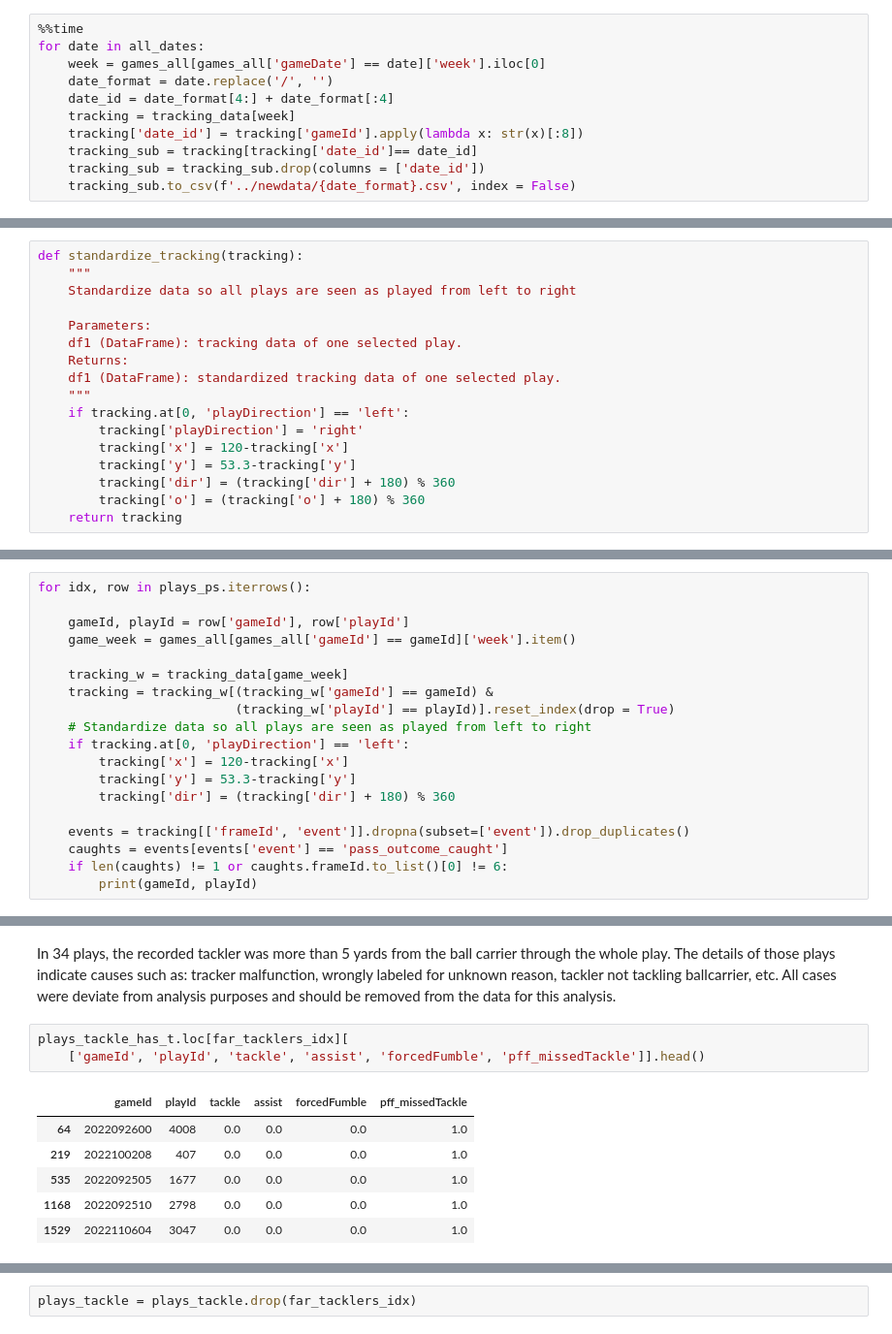
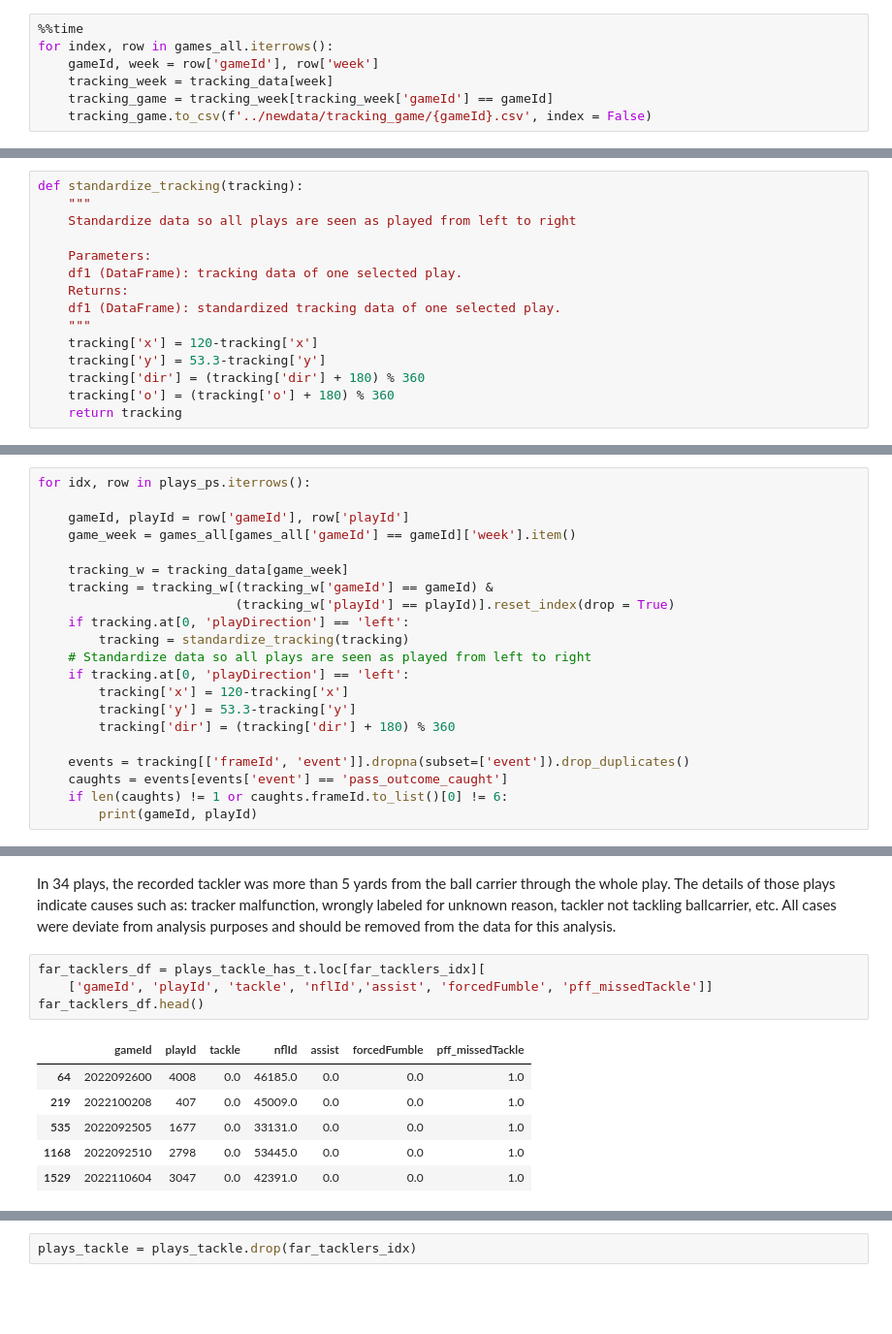
Before and after one commit to lorihe/BigBowl2024, a Jupyter notebook: code/data_overview.ipynb, the cells around one changed output, grey strips where cells are left out. Shown at 97% size. Saved outputs shown, nothing was run; the diff lists cells and outputs as text; blank space fills up the shorter version.

```diff
--- a/code/data_overview.ipynb
+++ b/code/data_overview.ipynb
@@ -48,11 +41,7 @@ array(['09/08/2022', '09/11/2022', '09/12/2022', '09/15/2022',
 # %%
 %%time
-for date in all_dates:
-    week = games_all[games_all['gameDate'] == date]['week'].iloc[0]
-    date_format = date.replace('/', '')
-    date_id = date_format[4:] + date_format[:4]
-    tracking = tracking_data[week]
-    tracking['date_id'] = tracking['gameId'].apply(lambda x: str(x)[:8])
-    tracking_sub = tracking[tracking['date_id']== date_id]
-    tracking_sub = tracking_sub.drop(columns = ['date_id'])
-    tracking_sub.to_csv(f'../newdata/{date_format}.csv', index = False)
+for index, row in games_all.iterrows():
+    gameId, week = row['gameId'], row['week']
+    tracking_week = tracking_data[week]
+    tracking_game = tracking_week[tracking_week['gameId'] == gameId]
+    tracking_game.to_csv(f'../newdata/tracking_game/{gameId}.csv', index = False)
@@ -168,12 +174,10 @@ def standardize_tracking(tracking):
     Returns:
     df1 (DataFrame): standardized tracking data of one selected play.
     """
-    if tracking.at[0, 'playDirection'] == 'left':
-        tracking['playDirection'] = 'right'
-        tracking['x'] = 120-tracking['x']
-        tracking['y'] = 53.3-tracking['y']
-        tracking['dir'] = (tracking['dir'] + 180) % 360
-        tracking['o'] = (tracking['o'] + 180) % 360
+    tracking['x'] = 120-tracking['x']
+    tracking['y'] = 53.3-tracking['y']
+    tracking['dir'] = (tracking['dir'] + 180) % 360
+    tracking['o'] = (tracking['o'] + 180) % 360
     return tracking
 # %%
 # Combine short pass play data and tackle data
@@ -217,6 +221,8 @@ for idx, row in plays_ps.iterrows():
     tracking_w = tracking_data[game_week]
     tracking = tracking_w[(tracking_w['gameId'] == gameId) &
                           (tracking_w['playId'] == playId)].reset_index(drop = True)
+    if tracking.at[0, 'playDirection'] == 'left':
+        tracking = standardize_tracking(tracking)
     # Standardize data so all plays are seen as played from left to right
     if tracking.at[0, 'playDirection'] == 'left':
         tracking['x'] = 120-tracking['x']
@@ -320,13 +331,14 @@ len(far_tacklers_idx)
 # %% [markdown]
 In 34 plays, the recorded tackler was more than 5 yards from the ball carrier through the whole play. The details of those plays indicate causes such as: tracker malfunction, wrongly labeled for unknown reason, tackler not tackling ballcarrier, etc. All cases were deviate from analysis purposes and should be removed from the data for this analysis.
 # %%
-plays_tackle_has_t.loc[far_tacklers_idx][
-    ['gameId', 'playId', 'tackle', 'assist', 'forcedFumble', 'pff_missedTackle']].head()
+far_tacklers_df = plays_tackle_has_t.loc[far_tacklers_idx][
+    ['gameId', 'playId', 'tackle', 'nflId','assist', 'forcedFumble', 'pff_missedTackle']]
+far_tacklers_df.head()
 # %% [output]
-|  | gameId | playId | tackle | assist | forcedFumble | pff_missedTackle |
-| 64 | 2022092600 | 4008 | 0.0 | 0.0 | 0.0 | 1.0 |
-| 219 | 2022100208 | 407 | 0.0 | 0.0 | 0.0 | 1.0 |
-| 535 | 2022092505 | 1677 | 0.0 | 0.0 | 0.0 | 1.0 |
-| 1168 | 2022092510 | 2798 | 0.0 | 0.0 | 0.0 | 1.0 |
-| 1529 | 2022110604 | 3047 | 0.0 | 0.0 | 0.0 | 1.0 |
+|  | gameId | playId | tackle | nflId | assist | forcedFumble | pff_missedTackle |
+| 64 | 2022092600 | 4008 | 0.0 | 46185.0 | 0.0 | 0.0 | 1.0 |
+| 219 | 2022100208 | 407 | 0.0 | 45009.0 | 0.0 | 0.0 | 1.0 |
+| 535 | 2022092505 | 1677 | 0.0 | 33131.0 | 0.0 | 0.0 | 1.0 |
+| 1168 | 2022092510 | 2798 | 0.0 | 53445.0 | 0.0 | 0.0 | 1.0 |
+| 1529 | 2022110604 | 3047 | 0.0 | 42391.0 | 0.0 | 0.0 | 1.0 |
 # %%
```
Also changed, not shown: parts of 22 cells of this notebook, 12 other files.
